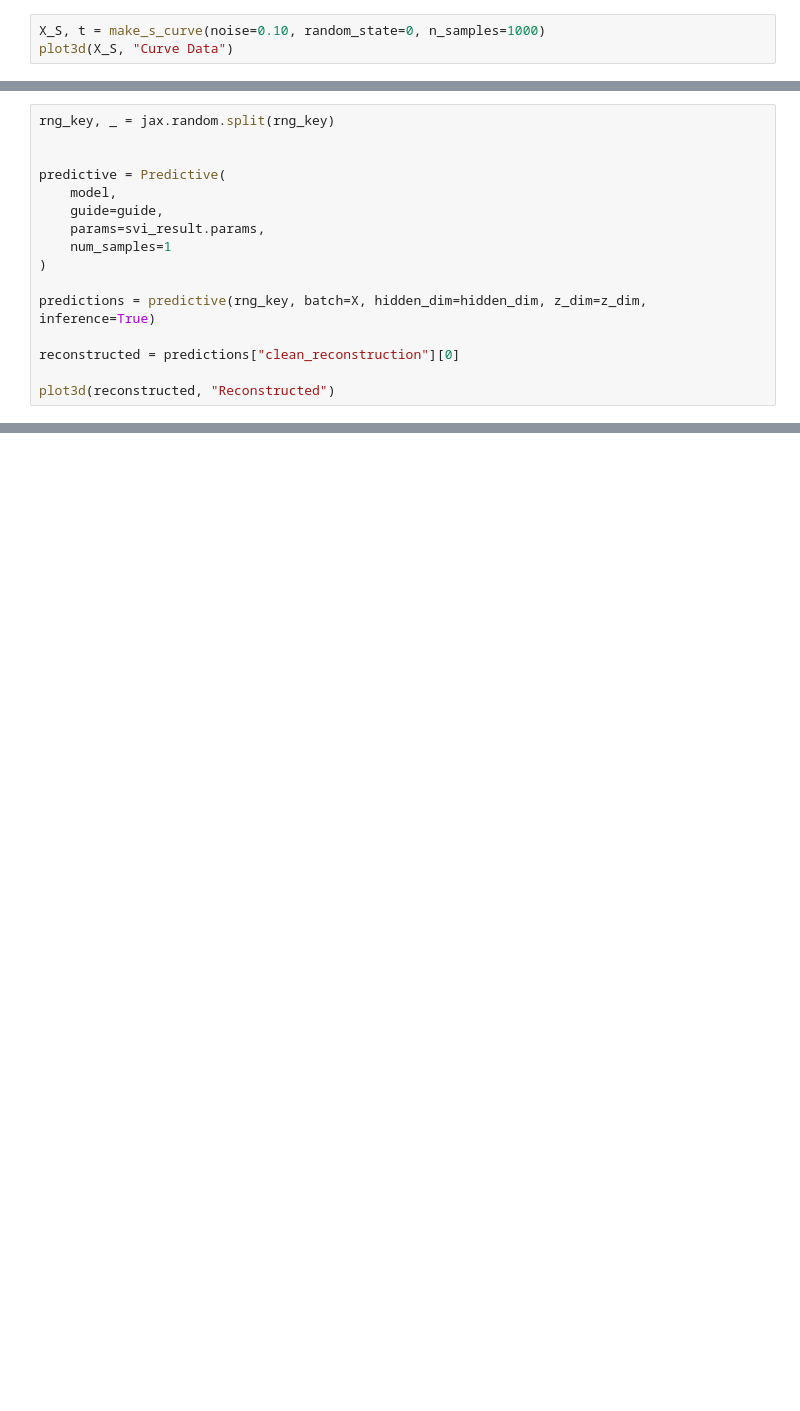
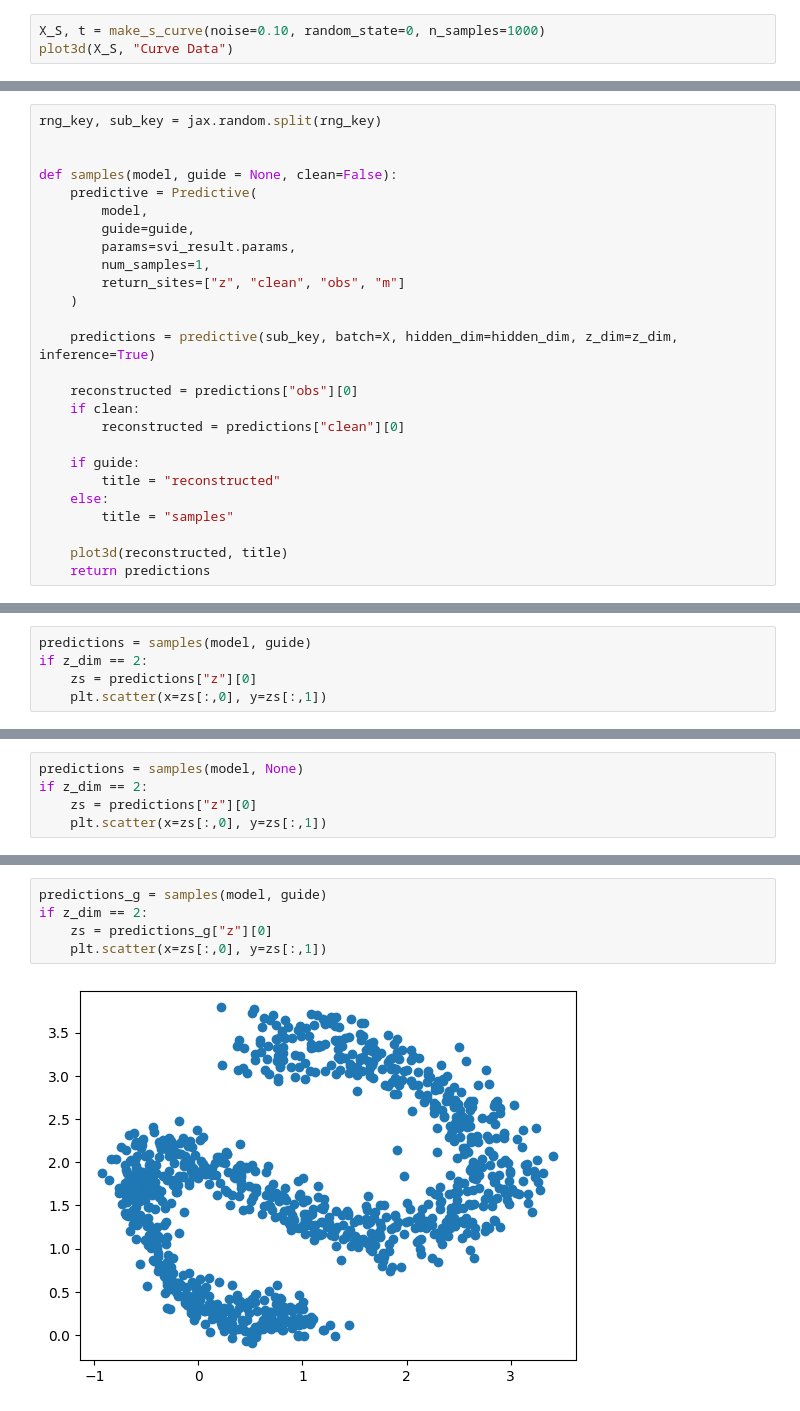
Before and after one commit to kenn50/Bachelor, a Jupyter notebook: Experiments/Simpler/simpler.ipynb, the cells around one changed output, grey strips where cells are left out. Drawn from its saved outputs; the diff is of its cells as text; blank space fills up the shorter version.

```diff
--- a/Experiments/Simpler/simpler.ipynb
+++ b/Experiments/Simpler/simpler.ipynb
@@ -116,16 +131,26 @@ svi_result = svi.run(rng_key, 1000, batch=X, hidden_dim=hidden_dim, z_dim = z_di
 # %%
-rng_key, _ = jax.random.split(rng_key)
+rng_key, sub_key = jax.random.split(rng_key)
 
 
-predictive = Predictive(
-    model,
-    guide=guide,
-    params=svi_result.params,
-    num_samples=1
-)
+def samples(model, guide = None, clean=False):
+    predictive = Predictive(
+        model,
+        guide=guide,
+        params=svi_result.params,
+        num_samples=1,
+        return_sites=["z", "clean", "obs", "m"]
+    )
 
-predictions = predictive(rng_key, batch=X, hidden_dim=hidden_dim, z_dim=z_dim, inference=True)
+    predictions = predictive(sub_key, batch=X, hidden_dim=hidden_dim, z_dim=z_dim, inference=True)
 
-reconstructed = predictions["clean_reconstruction"][0]
+    reconstructed = predictions["obs"][0]
+    if clean:
+        reconstructed = predictions["clean"][0]
 
-plot3d(reconstructed, "Reconstructed")
+    if guide:
+        title = "reconstructed"
+    else:
+        title = "samples"
+
+    plot3d(reconstructed, title)
+    return predictions
@@ -135,0 +157,5 @@ sklearn.metrics.mean_squared_error(X.reshape(-1), reconstructed.reshape(-1))
+# %%
+predictions = samples(model, guide)
+if z_dim == 2:
+    zs = predictions["z"][0]
+    plt.scatter(x=zs[:,0], y=zs[:,1])
@@ -135,0 +164,5 @@ sklearn.metrics.mean_squared_error(X.reshape(-1), reconstructed.reshape(-1))
+# %%
+predictions = samples(model, None)
+if z_dim == 2:
+    zs = predictions["z"][0]
+    plt.scatter(x=zs[:,0], y=zs[:,1])
@@ -135,0 +232,7 @@ sklearn.metrics.mean_squared_error(X.reshape(-1), reconstructed.reshape(-1))
+# %%
+predictions_g = samples(model, guide)
+if z_dim == 2:
+    zs = predictions_g["z"][0]
+    plt.scatter(x=zs[:,0], y=zs[:,1])
+# %% [output]
+[figure, added]
```
Also changed, not shown: parts of 26 cells of this notebook, 4 other files.
